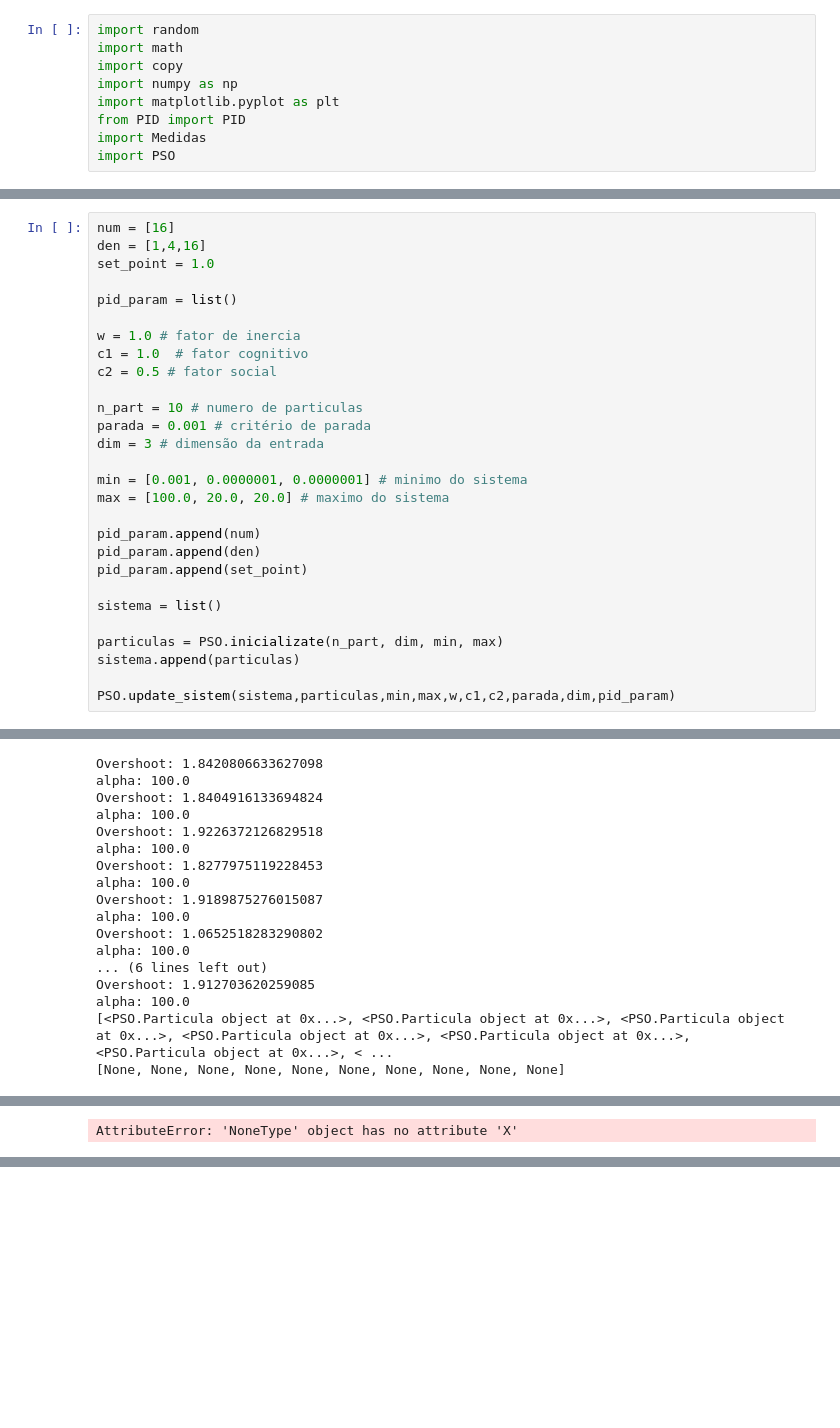
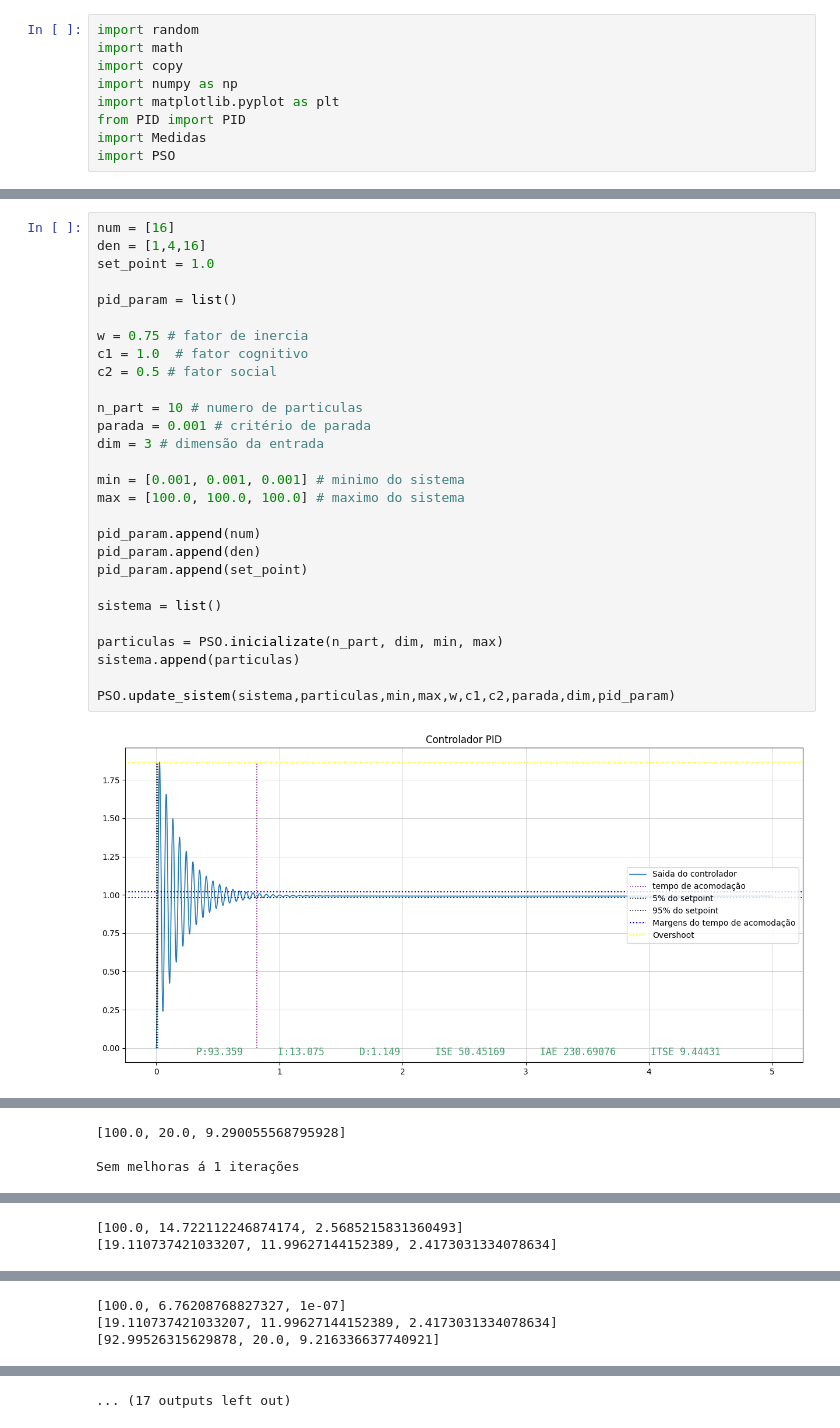
Before and after one commit to Vitorjipa22/IC-IT, a Jupyter notebook: Sistema.ipynb, the cells around one changed output, grey strips where cells are left out. Cells and saved outputs as stored; diff of their text form; blank space fills up the shorter version.

```diff
--- a/Sistema.ipynb
+++ b/Sistema.ipynb
@@ -10,29 +36,30 @@ import PSO
 # %%
 num = [16]
 den = [1,4,16]
 set_point = 1.0
 
 pid_param = list()
 
-w = 1.0 # fator de inercia
+w = 0.75 # fator de inercia
 c1 = 1.0  # fator cognitivo
 c2 = 0.5 # fator social
 
 n_part = 10 # numero de particulas
 parada = 0.001 # critério de parada
 dim = 3 # dimensão da entrada
 
-min = [0.001, 0.0000001, 0.0000001] # minimo do sistema
-max = [100.0, 20.0, 20.0] # maximo do sistema
+min = [0.001, 0.001, 0.001] # minimo do sistema
+max = [100.0, 100.0, 100.0] # maximo do sistema
 
 pid_param.append(num)
 pid_param.append(den)
 pid_param.append(set_point)
 
 sistema = list()
 
 particulas = PSO.inicializate(n_part, dim, min, max)
 sistema.append(particulas)
 
 PSO.update_sistem(sistema,particulas,min,max,w,c1,c2,parada,dim,pid_param)
 # %% [output]
+[figure, added]
@@ -39,17 +67,3 @@ PSO.update_sistem(sistema,particulas,min,max,w,c1,c2,parada,dim,pid_param)
-Overshoot: 1.8420806633627098
-alpha: 100.0
-Overshoot: 1.8404916133694824
-alpha: 100.0
-Overshoot: 1.9226372126829518
-alpha: 100.0
-Overshoot: 1.8277975119228453
-alpha: 100.0
-Overshoot: 1.9189875276015087
-alpha: 100.0
-Overshoot: 1.0652518283290802
-alpha: 100.0
-... (6 lines left out)
-Overshoot: 1.912703620259085
-alpha: 100.0
-[<PSO.Particula object at 0x...>, <PSO.Particula object at 0x...>, <PSO.Particula object at 0x...>, <PSO.Particula object at 0x...>, <PSO.Particula object at 0x...>, <PSO.Particula object at 0x...>, < ...
-[None, None, None, None, None, None, None, None, None, None]
+[100.0, 20.0, 9.290055568795928]
+
+Sem melhoras á 1 iterações
@@ -56 +71,2 @@ alpha: 100.0
-AttributeError: 'NoneType' object has no attribute 'X'
+[100.0, 14.722112246874174, 2.5685215831360493]
+[19.110737421033207, 11.99627144152389, 2.4173031334078634]
@@ -56,0 +74,3 @@ AttributeError: 'NoneType' object has no attribute 'X'
+[100.0, 6.76208768827327, 1e-07]
+[19.110737421033207, 11.99627144152389, 2.4173031334078634]
+[92.99526315629878, 20.0, 9.216336637740921]
@@ -56,0 +89 @@ AttributeError: 'NoneType' object has no attribute 'X'
+... (17 outputs left out)
```
Also changed, not shown: parts of 2 cells of this notebook, 1 other file.
